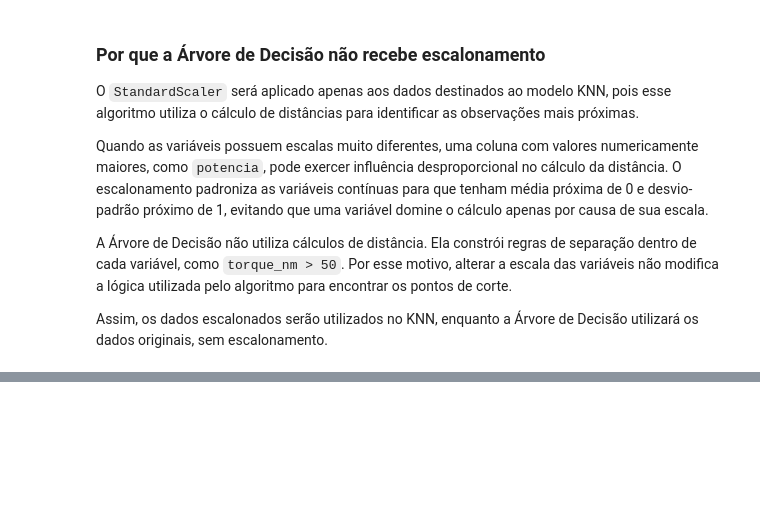
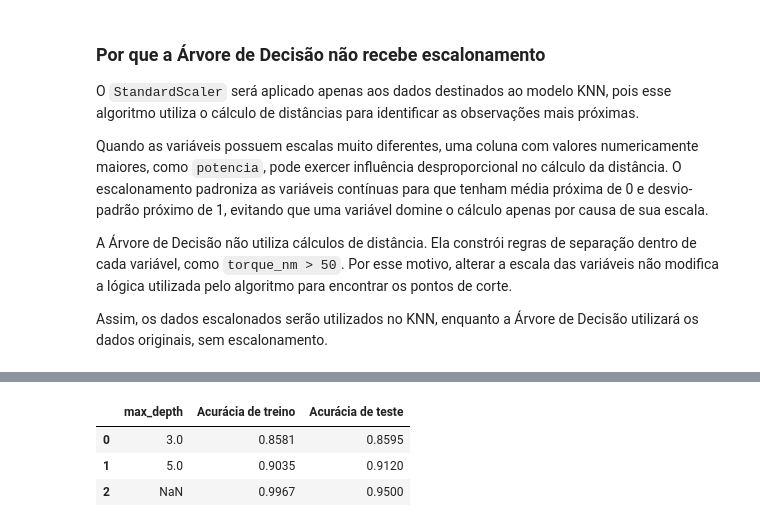
Before and after one commit to ThiOliver/projeto-analise-de-manutencao-preditiva, a Jupyter notebook: analise.ipynb, the cells around one changed output, grey strips where cells are left out. Drawn from its saved outputs; the diff is of its cells as text; code cells hidden in the pictures; blank space fills up the shorter version.

```diff
--- a/analise.ipynb
+++ b/analise.ipynb
@@ -563,0 +643,60 @@ Assim, os dados escalonados serão utilizados no KNN, enquanto a Árvore de Deci
+# %%
+# Importa o algoritmo de Árvore de Decisão da biblioteca scikit-learn.
+# Esse algoritmo será utilizado para aprender regras de decisão
+# capazes de classificar se ocorreu ou não uma falha na máquina.
+from sklearn.tree import DecisionTreeClassifier
+
+# Define os valores de profundidade máxima que serão testados.
+# O valor None permite que a árvore cresça sem um limite predefinido.
+valores_profundidade = [3, 5, None]
+
+# Cria uma lista vazia para armazenar os resultados
+# de acurácia obtidos em cada configuração.
+resultados_arvore = []
+
+# Percorre cada valor presente na lista valores_profundidade.
+for profundidade in valores_profundidade:
+
+    # Cria um novo modelo de Árvore de Decisão.
+    # max_depth controla a profundidade máxima da árvore.
+    # random_state=42 garante que o resultado possa ser reproduzido.
+    modelo_arvore = DecisionTreeClassifier(
+        max_depth=profundidade,
+        random_state=42
+    )
+
+    # Treina o modelo utilizando os dados de treinamento balanceados.
+    # A Árvore de Decisão não precisa dos dados escalonados.
+    modelo_arvore.fit(x_treino_bal, y_treino_bal)
+
+    # Calcula a acurácia do modelo nos dados utilizados no treinamento.
+    acuracia_treino = modelo_arvore.score(
+        x_treino_bal,
+        y_treino_bal
+    )
+
+    # Calcula a acurácia do modelo nos dados de teste.
+    # Esses dados não foram utilizados durante o treinamento.
+    acuracia_teste = modelo_arvore.score(
+        x_teste,
+        y_teste
+    )
+
+    # Armazena a profundidade testada e as respectivas acurácias.
+    resultados_arvore.append({
+        "max_depth": profundidade,
+        "Acurácia de treino": acuracia_treino,
+        "Acurácia de teste": acuracia_teste
+    })
+
+# Converte a lista de resultados em um DataFrame.
+# Isso facilita a visualização e a comparação entre as configurações.
+resultados_arvore_df = pd.DataFrame(resultados_arvore)
+
+# Exibe os resultados com quatro casas decimais.
+resultados_arvore_df.round(4)
+# %% [output]
+|  | max_depth | Acurácia de treino | Acurácia de teste |
+| 0 | 3.0 | 0.8581 | 0.8595 |
+| 1 | 5.0 | 0.9035 | 0.9120 |
+| 2 | NaN | 0.9967 | 0.9500 |
```
Also changed, not shown: parts of 3 cells of this notebook.
